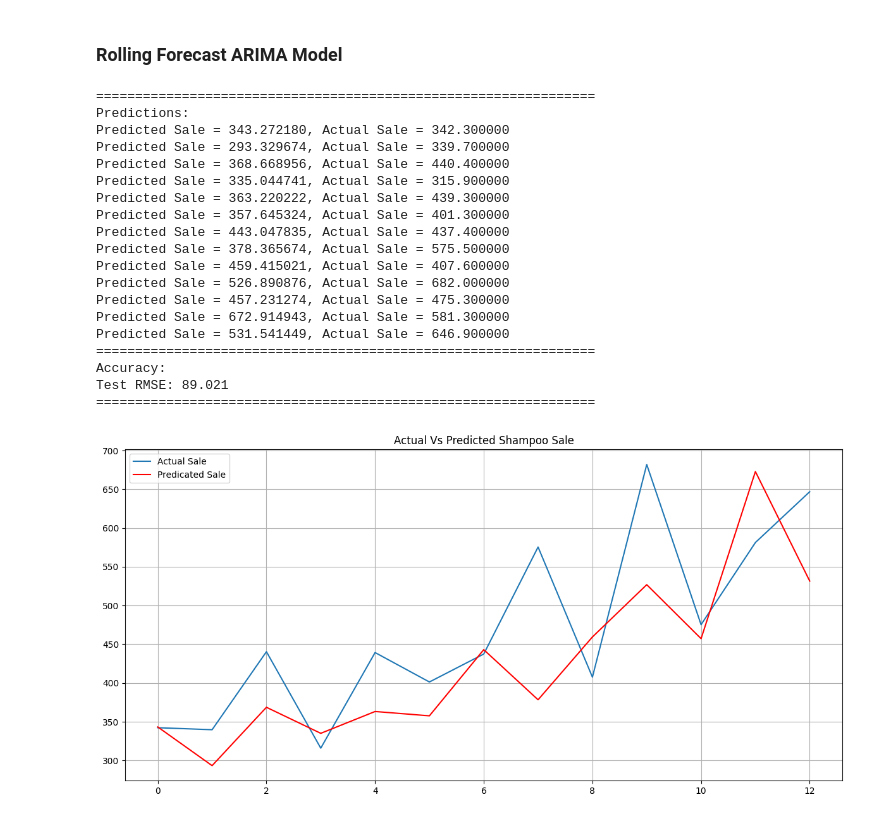
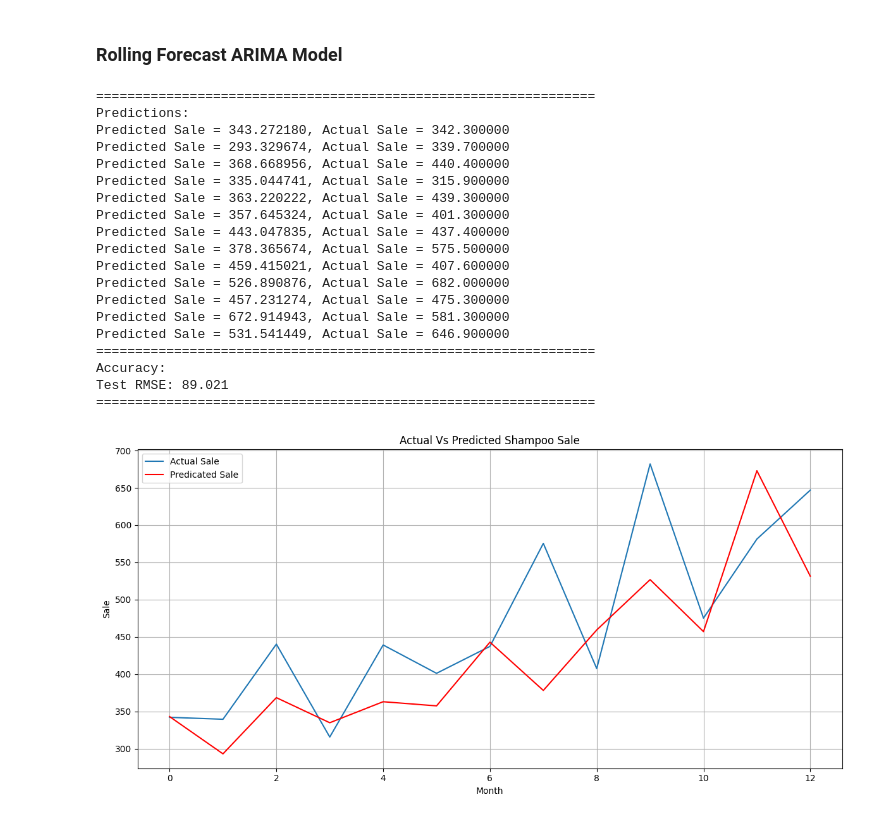
Before and after one commit to mlbuddy1987/Forecasting, a Jupyter notebook: 1 - Shampoo Sales Dataset Forecasting.ipynb, the cells around one changed output. Drawn from its saved outputs; the diff is of its cells as text; code cells hidden in the pictures.

```diff
--- a/1 - Shampoo Sales Dataset Forecasting.ipynb
+++ b/1 - Shampoo Sales Dataset Forecasting.ipynb
@@ -15,7 +15,7 @@ import warnings
 warnings.filterwarnings('ignore')
 
 def parser(x):
-    return datetime.strptime('190'+x, '%Y-%m')
+    return datetime.strptime('202'+x, '%Y-%m')
 
 # squeeze is used to change return object to series instead of dataframe.
 shampoo_dataset = pd.read_csv("Datasets/shampoo-sales.csv", header=0, index_col=0, squeeze=True, parse_dates=[0], date_parser=parser)
@@ -32,6 +32,7 @@ plt.ylabel("Monthly Shampoo sale")
 plt.title("Monthly Shampoo Sale")
 plt.tight_layout()
 plt.grid()
+plt.savefig("Line Plot - Monthly Shampoo Sale.png")
 plt.show()
 # %% [output]
 ================================================================================
@@ -141,31 +146,34 @@ print("================================================================")
 
 # plot forecasts against actual outcomes
 plt.figure(figsize=(12, 6))
 plt.plot(test, label="Actual Sale")
 plt.plot(predictions, color='red', label="Predicated Sale")
 plt.title("Actual Vs Predicted Shampoo Sale")
+plt.xlabel("Month")
+plt.ylabel("Sale")
 plt.legend()
 plt.tight_layout()
 plt.grid()
+plt.savefig("Line Plot.png")
 plt.show()
 # %% [output]
 ================================================================
 Predictions:
 Predicted Sale = 343.272180, Actual Sale = 342.300000
 Predicted Sale = 293.329674, Actual Sale = 339.700000
 Predicted Sale = 368.668956, Actual Sale = 440.400000
 Predicted Sale = 335.044741, Actual Sale = 315.900000
 Predicted Sale = 363.220222, Actual Sale = 439.300000
 Predicted Sale = 357.645324, Actual Sale = 401.300000
 Predicted Sale = 443.047835, Actual Sale = 437.400000
 Predicted Sale = 378.365674, Actual Sale = 575.500000
 Predicted Sale = 459.415021, Actual Sale = 407.600000
 Predicted Sale = 526.890876, Actual Sale = 682.000000
 Predicted Sale = 457.231274, Actual Sale = 475.300000
 Predicted Sale = 672.914943, Actual Sale = 581.300000
 Predicted Sale = 531.541449, Actual Sale = 646.900000
 ================================================================
 Accuracy:
 Test RMSE: 89.021
 ================================================================
-[figure, old version]
+[figure, new version]
```
Also changed, not shown: parts of 3 cells of this notebook, 7 other files.
